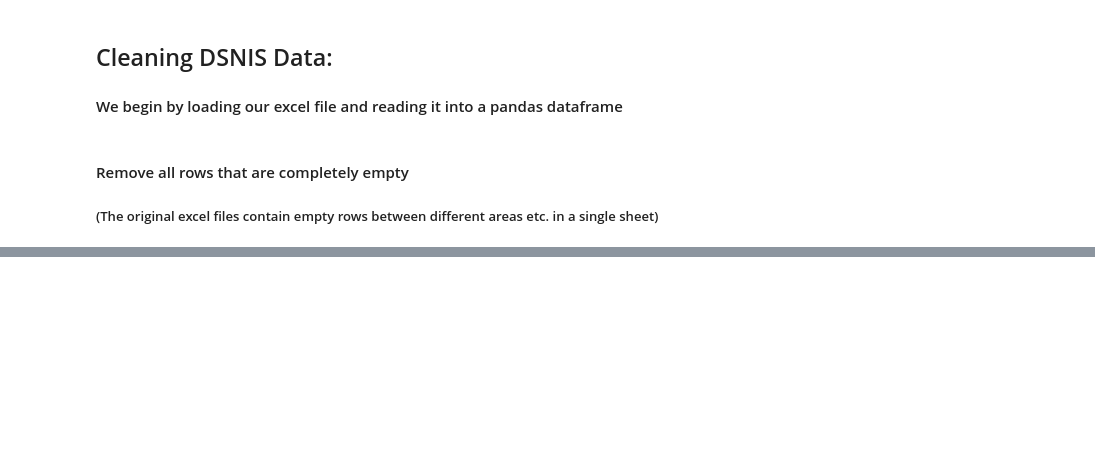
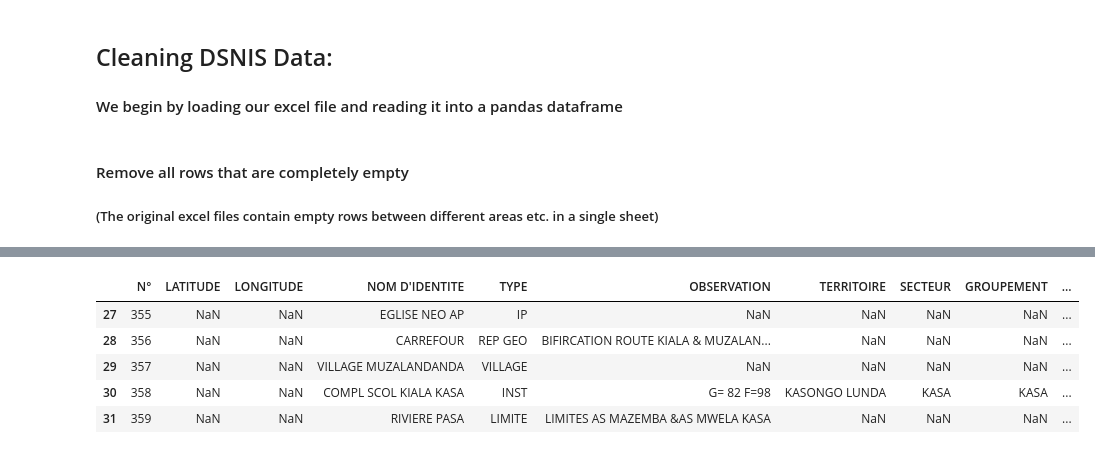
Before and after one commit to ZanePeycke/DSNIS, a Jupyter notebook: processing_example.ipynb, the cells around one changed output, grey strips where cells are left out. Cells and saved outputs as stored; diff of their text form; code cells hidden in the pictures; blank space fills up the shorter version.

```diff
--- a/processing_example.ipynb
+++ b/processing_example.ipynb
@@ -29,0 +111,50 @@ for i in range(len(index_list)-1):
+# %%
+def add_header_info(df, original_index):
+    # header size appears to be consistent across sheets
+    header = df.iloc[0:5]
+    df = df.drop(df.index[0:5])
+
+    for index in range(len(header.index)):
+        if header.iloc[index].str.contains(name_string).any() == True:
+            name_series = header.iloc[index]
+        elif header.iloc[index].str.contains(aire_string).any() == True:
+            aire_series = header.iloc[index]
+        elif header.iloc[index].str.contains(zone_string).any() == True:
+            zone_series = header.iloc[index]
+        elif header.iloc[index].str.contains(date_string).any() == True:
+            date_series = header.iloc[index]
+        elif header.iloc[index].str.contains(gps_string).any() == True:
+            gps_series = header.iloc[index]
+
+    # Gather values from header series
+    name = value_from_header(name_series, string_list).reset_index(drop=True)
+    aire = value_from_header(aire_series, string_list).reset_index(drop=True)
+    zone = value_from_header(zone_series, string_list).reset_index(drop=True)
+    date = value_from_header(date_series, string_list).reset_index(drop=True)
+    gps  = value_from_header(gps_series, string_list).reset_index(drop=True)
+
+
+    # Now rename our columns list
+    columns_list = (list(original_index))
+    columns_list.insert(0,'index')
+    df.columns=columns_list
+
+    # Add values extracted from the header
+    df[name_string] = name[0]
+    df[aire_string] = aire[0]
+    df[zone_string] = zone[0]
+    df[date_string] = date[0]
+    df[gps_string]  = gps[0]
+    df.reset_index(inplace=True,drop=True)
+    del df['index']
+    return df
+# %%
+df = add_header_info(df_list[6],original_index)
+df.tail()
+# %% [output]
+|  | N° | LATITUDE | LONGITUDE | NOM D'IDENTITE | TYPE | OBSERVATION | TERRITOIRE | SECTEUR | GROUPEMENT | ... |
+| 27 | 355 | NaN | NaN | EGLISE NEO AP | IP | NaN | NaN | NaN | NaN | ... |
+| 28 | 356 | NaN | NaN | CARREFOUR | REP GEO | BIFIRCATION ROUTE KIALA & MUZALAN... | NaN | NaN | NaN | ... |
+| 29 | 357 | NaN | NaN | VILLAGE MUZALANDANDA | VILLAGE | NaN | NaN | NaN | NaN | ... |
+| 30 | 358 | NaN | NaN | COMPL SCOL KIALA KASA | INST | G= 82 F=98 | KASONGO LUNDA | KASA | KASA | ... |
+| 31 | 359 | NaN | NaN | RIVIERE PASA | LIMITE | LIMITES AS MAZEMBA &AS MWELA KASA | NaN | NaN | NaN | ... |
```
Also changed, not shown: parts of 16 cells of this notebook.
